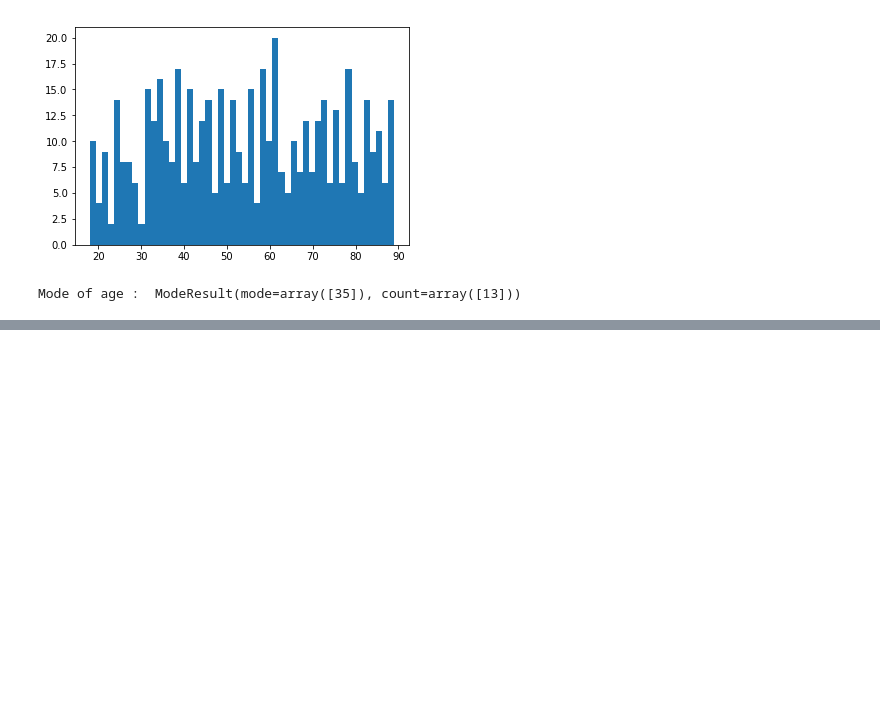
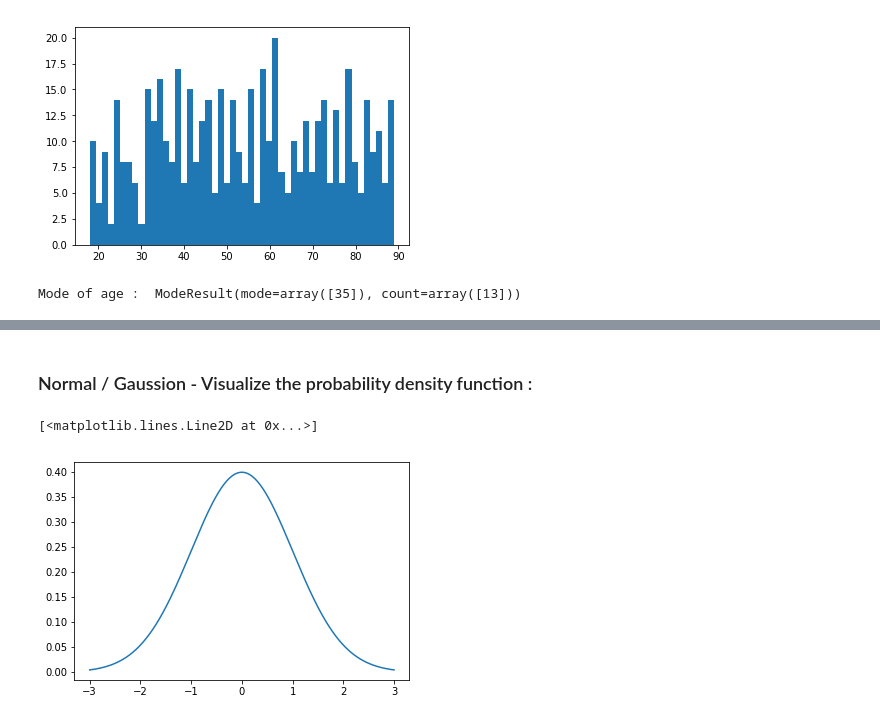
Before and after one commit to SudhakarAnemu/AI-DS-ML-DL-, a Jupyter notebook: jsDSDLMLwithPython_Udemy.ipynb, the cells around one changed output, grey strips where cells are left out. Cells and saved outputs as stored; diff of their text form; code cells hidden in the pictures; blank space fills up the shorter version.

```diff
--- a/jsDSDLMLwithPython_Udemy.ipynb
+++ b/jsDSDLMLwithPython_Udemy.ipynb
@@ -109,0 +163,8 @@ Mode of age :  ModeResult(mode=array([35]), count=array([13]))
+# %% [markdown]
+### Normal / Gaussion - Visualize the probability density function :
+# %%
+x = np.arange(-3,3,0.001) # x axist between -3,3 with increment of 0.001
+plt.plot(x,norm.pdf(x))
+# %% [output]
+[<matplotlib.lines.Line2D at 0x...>]
+[figure, added]
```
Also changed, not shown: parts of 20 cells of this notebook.
